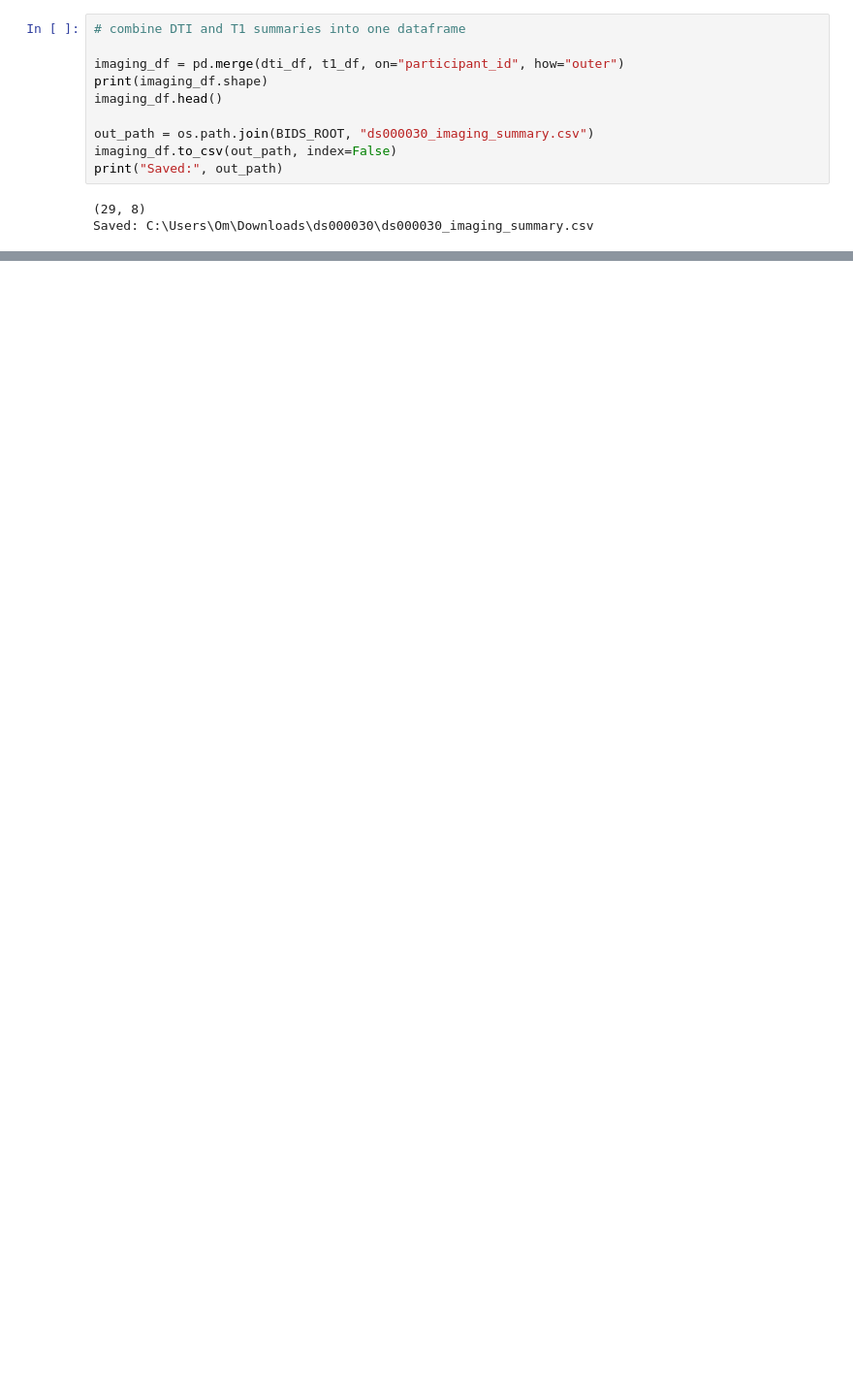
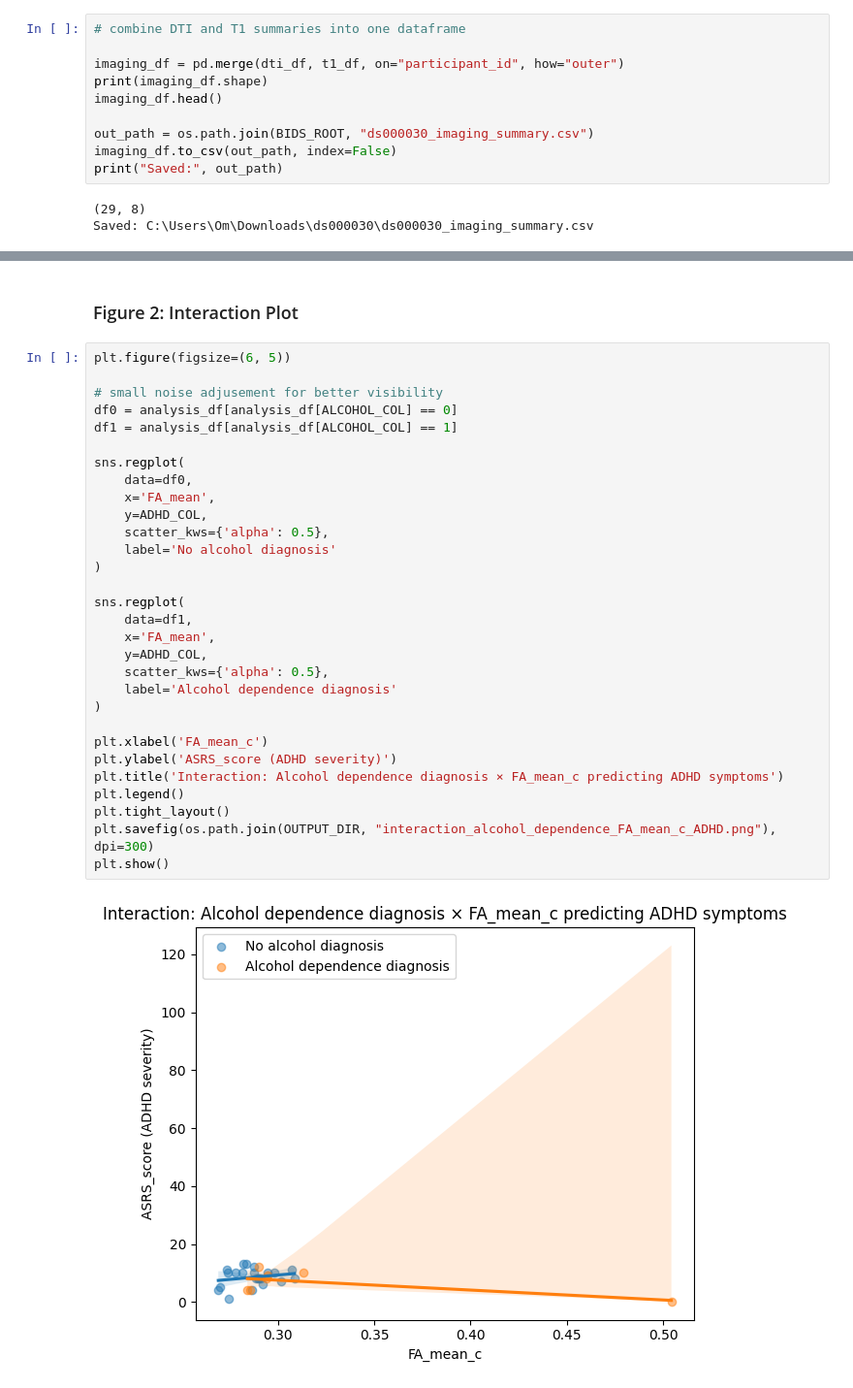
Before and after one commit to ompatel33/NSCI290_Final, a Jupyter notebook: braindata.ipynb, the cells around one changed output, grey strips where cells are left out. Shown: that part at 97% size. Drawn from its saved outputs; the diff is of its cells as text; blank space fills up the shorter version.

```diff
--- a/braindata.ipynb
+++ b/braindata.ipynb
@@ -339,0 +653,34 @@ master.head()
+# %% [markdown]
+### Figure 2: Interaction Plot
+# %%
+plt.figure(figsize=(6, 5))
+
+# small noise adjusement for better visibility
+df0 = analysis_df[analysis_df[ALCOHOL_COL] == 0]
+df1 = analysis_df[analysis_df[ALCOHOL_COL] == 1]
+
+sns.regplot(
+    data=df0,
+    x='FA_mean',
+    y=ADHD_COL,
+    scatter_kws={'alpha': 0.5},
+    label='No alcohol diagnosis'
+)
+
+sns.regplot(
+    data=df1,
+    x='FA_mean',
+    y=ADHD_COL,
+    scatter_kws={'alpha': 0.5},
+    label='Alcohol dependence diagnosis'
+)
+
+plt.xlabel('FA_mean_c')
+plt.ylabel('ASRS_score (ADHD severity)')
+plt.title('Interaction: Alcohol dependence diagnosis × FA_mean_c predicting ADHD symptoms')
+plt.legend()
+plt.tight_layout()
+plt.savefig(os.path.join(OUTPUT_DIR, "interaction_alcohol_dependence_FA_mean_c_ADHD.png"), dpi=300)
+plt.show()
+# %% [output]
+[figure, added]
```
Also changed, not shown: parts of 44 cells of this notebook.
